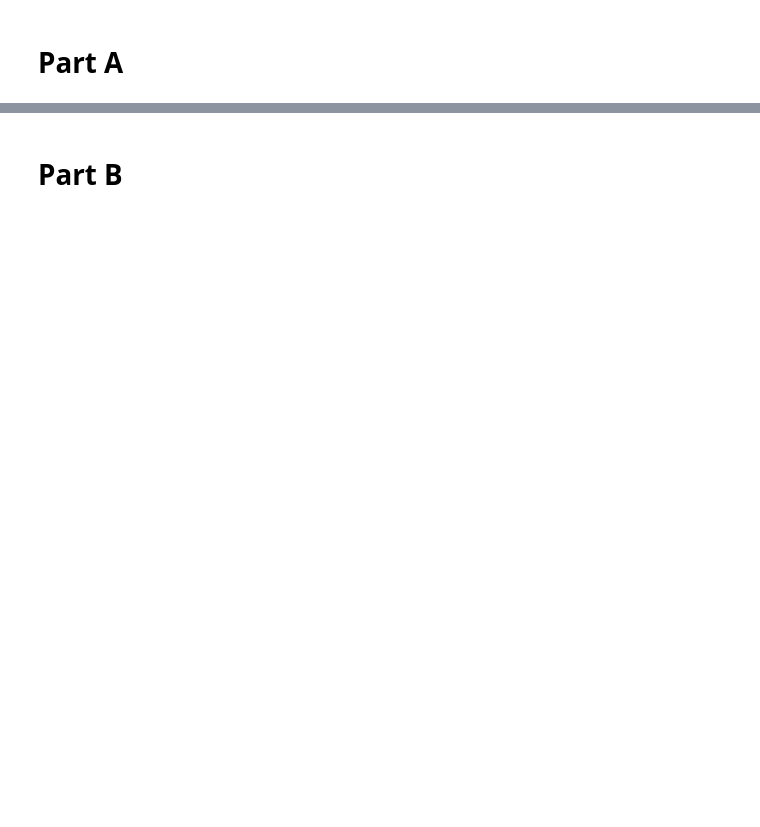
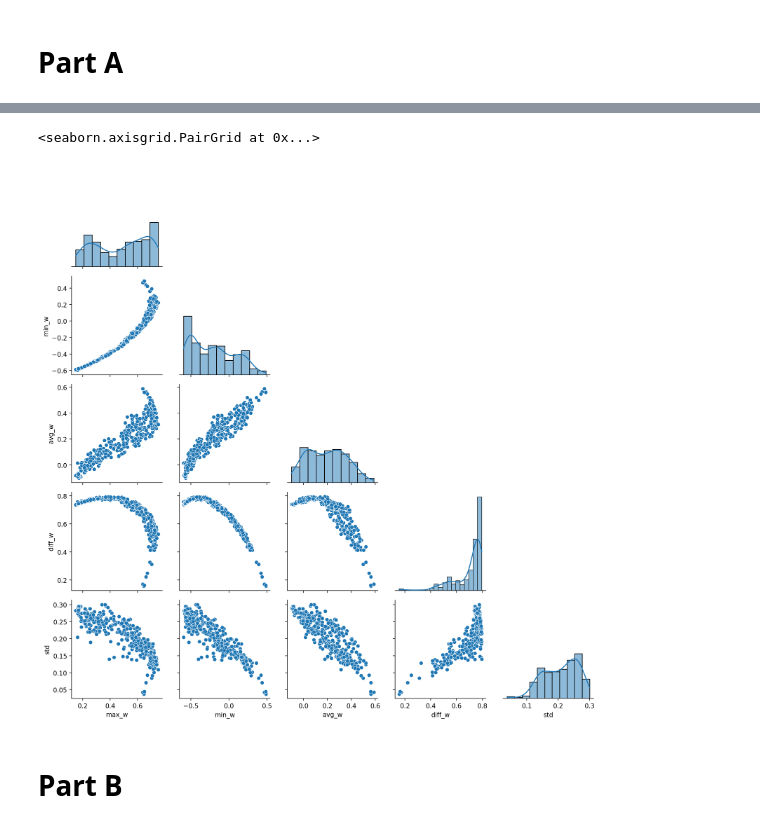
Before and after one commit to davvidbaker/aes-hw-s24, a Jupyter notebook: data-science/customer-classification-project.ipynb, the cells around one changed output, grey strips where cells are left out. Drawn from its saved outputs; the diff is of its cells as text; code cells hidden in the pictures; blank space fills up the shorter version.

```diff
--- a/data-science/customer-classification-project.ipynb
+++ b/data-science/customer-classification-project.ipynb
@@ -91,3 +106,24 @@ df.to_csv("PartA.csv")
+# %%
+import seaborn as sns
+
+df = pd.DataFrame(
+    attribute_array,
+    columns=[
+        "max_w",
+        "min_w",
+        "avg_w",
+        "diff_w",
+        "std",
+        # "energy",
+    ],
+)
+df.to_csv("PartA.csv")
+g = sns.PairGrid(df, corner=True)
+g.map_lower(sns.scatterplot)
+g.map_diag(sns.histplot, kde=True)
+# %% [output]
+<seaborn.axisgrid.PairGrid at 0x...>
+[figure, added]
 # %% [markdown]
 # Part B
 # %%
```
Also changed, not shown: parts of 6 cells of this notebook, 1 other file.
